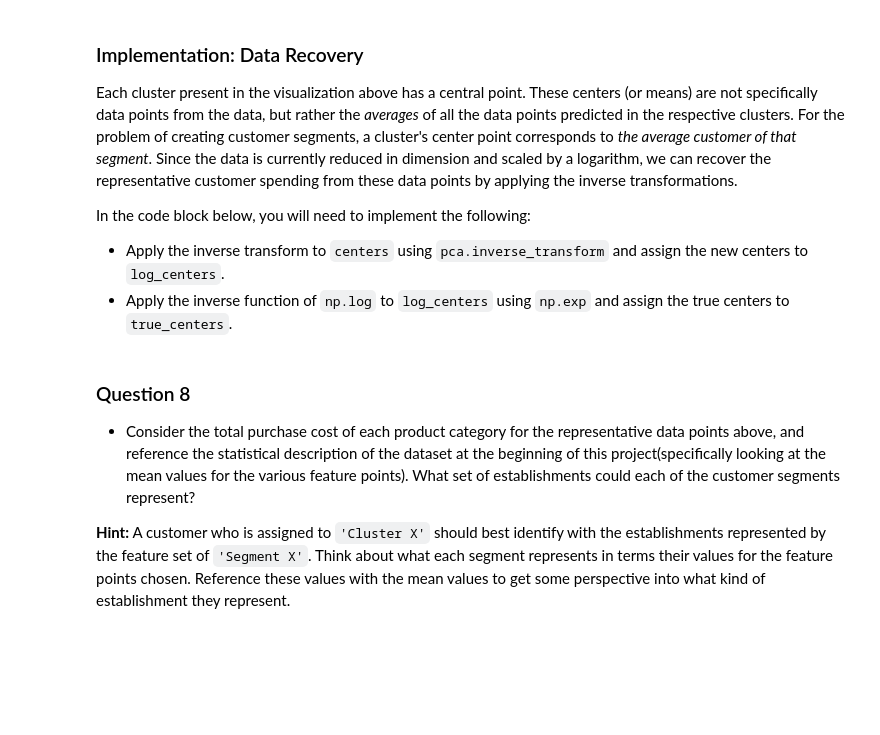
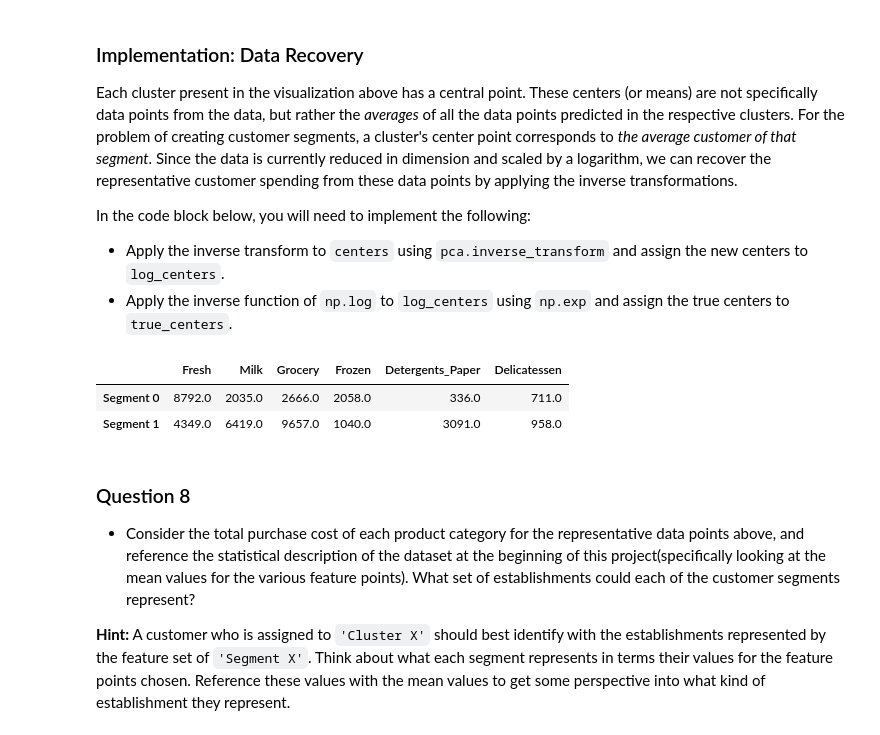
Before and after one commit to amankaushik/MLUdacityNanodegree, a Jupyter notebook: customer_segments/customer_segments.ipynb, the cells around one changed output. Cells and saved outputs as stored; diff of their text form; code cells hidden in the pictures; blank space fills up the shorter version.

```diff
--- a/customer_segments/customer_segments.ipynb
+++ b/customer_segments/customer_segments.ipynb
@@ -521,16 +534,29 @@ In the code block below, you will need to implement the following:
    - Assign the silhouette score to `score` and print the result.
 # %%
 # TODO: Apply your clustering algorithm of choice to the reduced data
-clusterer = None
+from sklearn.mixture import GMM
+from sklearn.metrics import silhouette_score
+from collections import defaultdict
+results = defaultdict(int)
+for n_component in xrange(2, 11):
+    clusterer = GMM(n_components=n_component)
+    clusterer.fit(reduced_data)
+    # TODO: Predict the cluster for each data point
+    preds = clusterer.predict(reduced_data)
 
-# TODO: Predict the cluster for each data point
-preds = None
+    #import pdb; pdb.set_trace()
+    # TODO: Find the cluster centers
+    centers = clusterer.means_
 
-# TODO: Find the cluster centers
-centers = None
+    # TODO: Predict the cluster for each transformed sample data point
+    sample_preds = clusterer.predict(pca_samples)
 
-# TODO: Predict the cluster for each transformed sample data point
-sample_preds = None
-
-# TODO: Calculate the mean silhouette coefficient for the number of clusters chosen
-score = None
+    # TODO: Calculate the mean silhouette coefficient for the number of clusters chosen
+    score = silhouette_score(reduced_data, preds)
+    results[n_component] = (score, centers, preds, sample_preds)
+#print results
+_max = max(results.iteritems(), key=lambda x: x[1][0])
+centers = _max[1][1]
+preds = _max[1][2]
+sample_preds = _max[1][3]
+print '{} clusters with best score of {}'.format(_max[0], _max[1][0])
@@ -556,16 +600,20 @@ In the code block below, you will need to implement the following:
  - Apply the inverse function of `np.log` to `log_centers` using `np.exp` and assign the true centers to `true_centers`.
 # %%
 # TODO: Inverse transform the centers
-log_centers = None
+log_centers = pca.inverse_transform(centers)
 
 # TODO: Exponentiate the centers
-true_centers = None
+true_centers = np.exp(log_centers)
 
 # Display the true centers
 segments = ['Segment {}'.format(i) for i in range(0,len(centers))]
 true_centers = pd.DataFrame(np.round(true_centers), columns = data.keys())
 true_centers.index = segments
 display(true_centers)
+# %% [output]
+|  | Fresh | Milk | Grocery | Frozen | Detergents_Paper | Delicatessen |
+| Segment 0 | 8792.0 | 2035.0 | 2666.0 | 2058.0 | 336.0 | 711.0 |
+| Segment 1 | 4349.0 | 6419.0 | 9657.0 | 1040.0 | 3091.0 | 958.0 |
 # %% [markdown]
 ### Question 8
 
```
Also changed, not shown: parts of 12 cells of this notebook.
